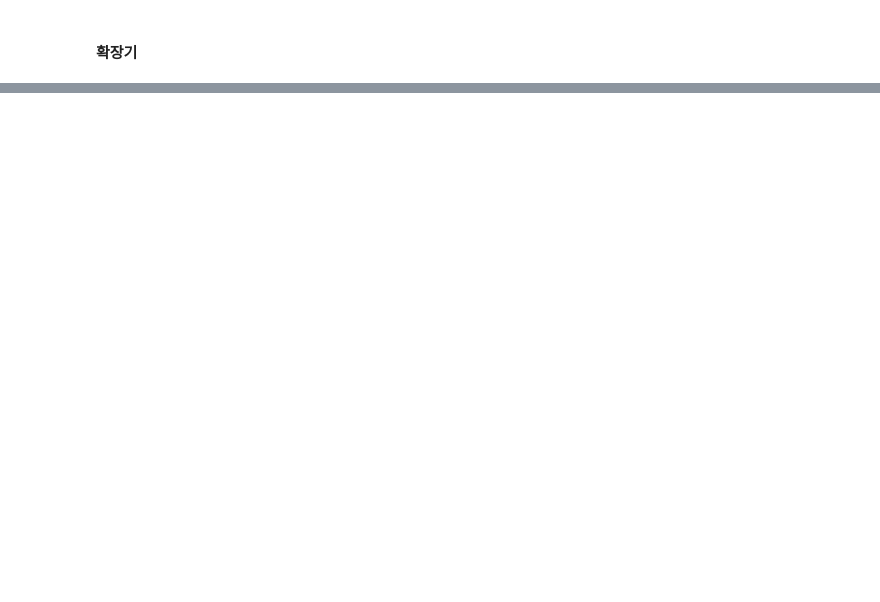
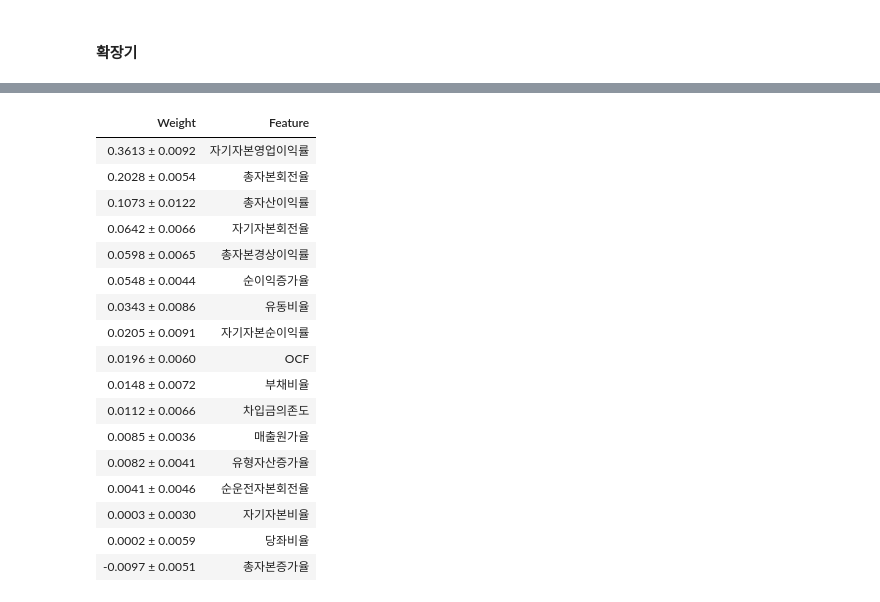
Before and after one commit to skynnn/TAVE-Prediction-Model-for-Insolvent-Companies, a Jupyter notebook: feature_selection.ipynb, the cells around one changed output, grey strips where cells are left out. Cells and saved outputs as stored; diff of their text form; code cells hidden in the pictures; blank space fills up the shorter version.

```diff
--- a/feature_selection.ipynb
+++ b/feature_selection.ipynb
@@ -150,0 +231,21 @@ eli5.show_weights(perm, top = 80, feature_names = X_test.columns.tolist())
+# %%
+pi(df_all)
+# %% [output]
+| Weight | Feature |
+| 0.3613 ± 0.0092 | 자기자본영업이익률 |
+| 0.2028 ± 0.0054 | 총자본회전율 |
+| 0.1073 ± 0.0122 | 총자산이익률 |
+| 0.0642 ± 0.0066 | 자기자본회전율 |
+| 0.0598 ± 0.0065 | 총자본경상이익률 |
+| 0.0548 ± 0.0044 | 순이익증가율 |
+| 0.0343 ± 0.0086 | 유동비율 |
+| 0.0205 ± 0.0091 | 자기자본순이익률 |
+| 0.0196 ± 0.0060 | OCF |
+| 0.0148 ± 0.0072 | 부채비율 |
+| 0.0112 ± 0.0066 | 차입금의존도 |
+| 0.0085 ± 0.0036 | 매출원가율 |
+| 0.0082 ± 0.0041 | 유형자산증가율 |
+| 0.0041 ± 0.0046 | 순운전자본회전율 |
+| 0.0003 ± 0.0030 | 자기자본비율 |
+| 0.0002 ± 0.0059 | 당좌비율 |
+| -0.0097 ± 0.0051 | 총자본증가율 |
```
Also changed, not shown: parts of 36 cells of this notebook.
